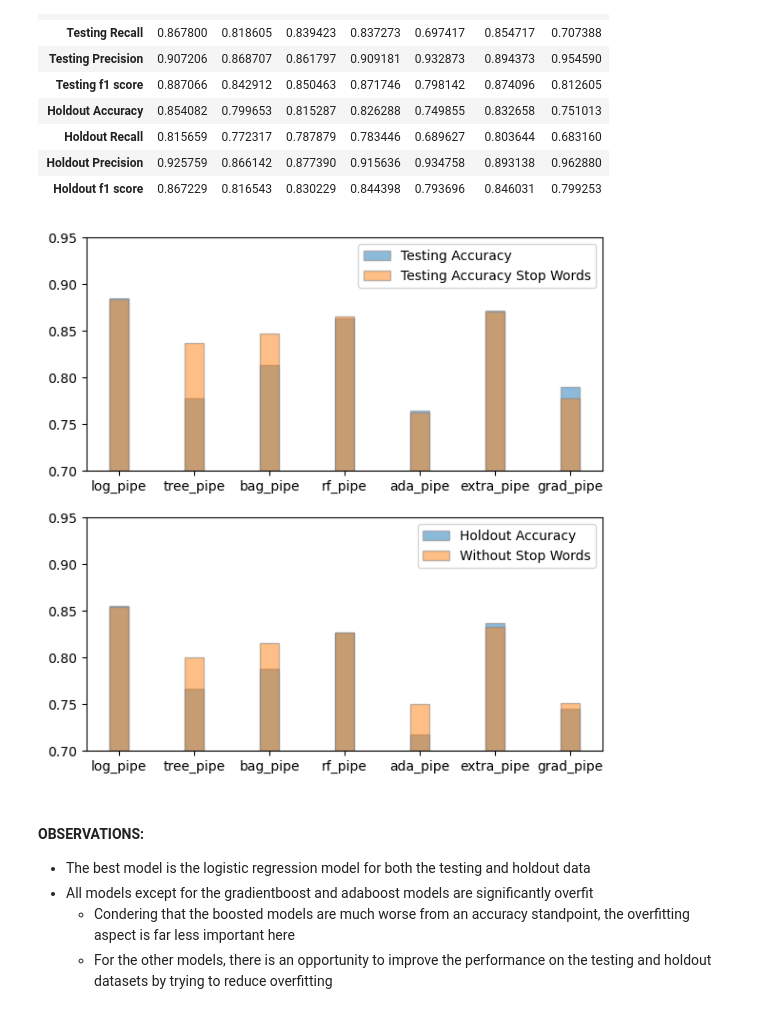
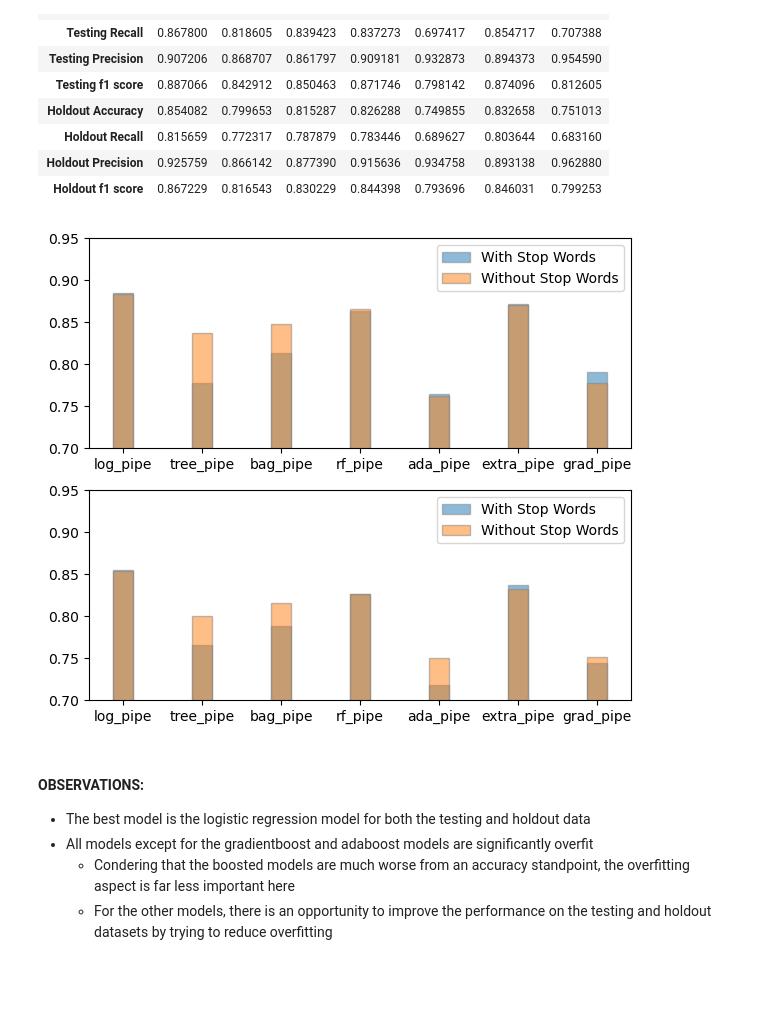
Before and after one commit to drossDS/Humor_Identification_with_NLP, a Jupyter notebook: code/4-Modeling-Round-2.ipynb, the cells around one changed output. Saved outputs shown, nothing was run; the diff lists cells and outputs as text; code cells hidden in the pictures; blank space fills up the shorter version.

```diff
--- a/code/4-Modeling-Round-2.ipynb
+++ b/code/4-Modeling-Round-2.ipynb
@@ -527,40 +527,40 @@ met_cvec_sw.T
 #plt.plot(pd.DataFrame(list_dict, index=class_models_labels))
 # Source for assistance:  https://www.geeksforgeeks.org/bar-plot-in-matplotlib/
 
-plt.figure(figsize=(7, 7))
+plt.figure(figsize=(7, 6))
 
 plt.subplot(2, 1, 1)
 plt.bar(x = class_models_labels,
         height=met_cvec['Testing Accuracy'], alpha = 0.5,
         width = .25,
         edgecolor ='grey',
-       label = 'Testing Accuracy')
+       label = 'With Stop Words')
 plt.bar(x = class_models_labels,
         height=met_cvec_sw['Testing Accuracy'], alpha = 0.5,
         width = .25,
         edgecolor ='grey',
-       label = 'Testing Accuracy Stop Words')
+       label = 'Without Stop Words')
 plt.legend(loc = 'upper right')
 plt.yticks(np.arange(0,1.1,.05))  # Source:  https://matplotlib.org/stable/api/_as_gen/matplotlib.pyplot.yticks.html
 plt.ylim(0.7, .95); # Source:  https://matplotlib.org/stable/api/_as_gen/matplotlib.pyplot.ylim.html
 
 
 plt.subplot(2, 1, 2)
 plt.bar(x = class_models_labels,
         height=met_cvec['Holdout Accuracy'], alpha = 0.5,
         width = .25,
         edgecolor ='grey',
-       label = 'Holdout Accuracy')
+       label = 'With Stop Words')
 plt.bar(x = class_models_labels,
         height=met_cvec_sw['Holdout Accuracy'], alpha = 0.5,
         width = .25,
         edgecolor ='grey',
        label = 'Without Stop Words')
 plt.legend(loc = 'upper right')
 plt.yticks(np.arange(0,1.1,.05))  # Source:  https://matplotlib.org/stable/api/_as_gen/matplotlib.pyplot.yticks.html
 plt.ylim(0.7, 0.95); # Source:  https://matplotlib.org/stable/api/_as_gen/matplotlib.pyplot.ylim.html
 # %% [output]
-[figure, old version]
+[figure, new version]
 # %% [markdown]
 #### OBSERVATIONS:
 * The best model is the logistic regression model for both the testing and holdout data
```
Also changed, not shown: parts of 6 cells of this notebook.
